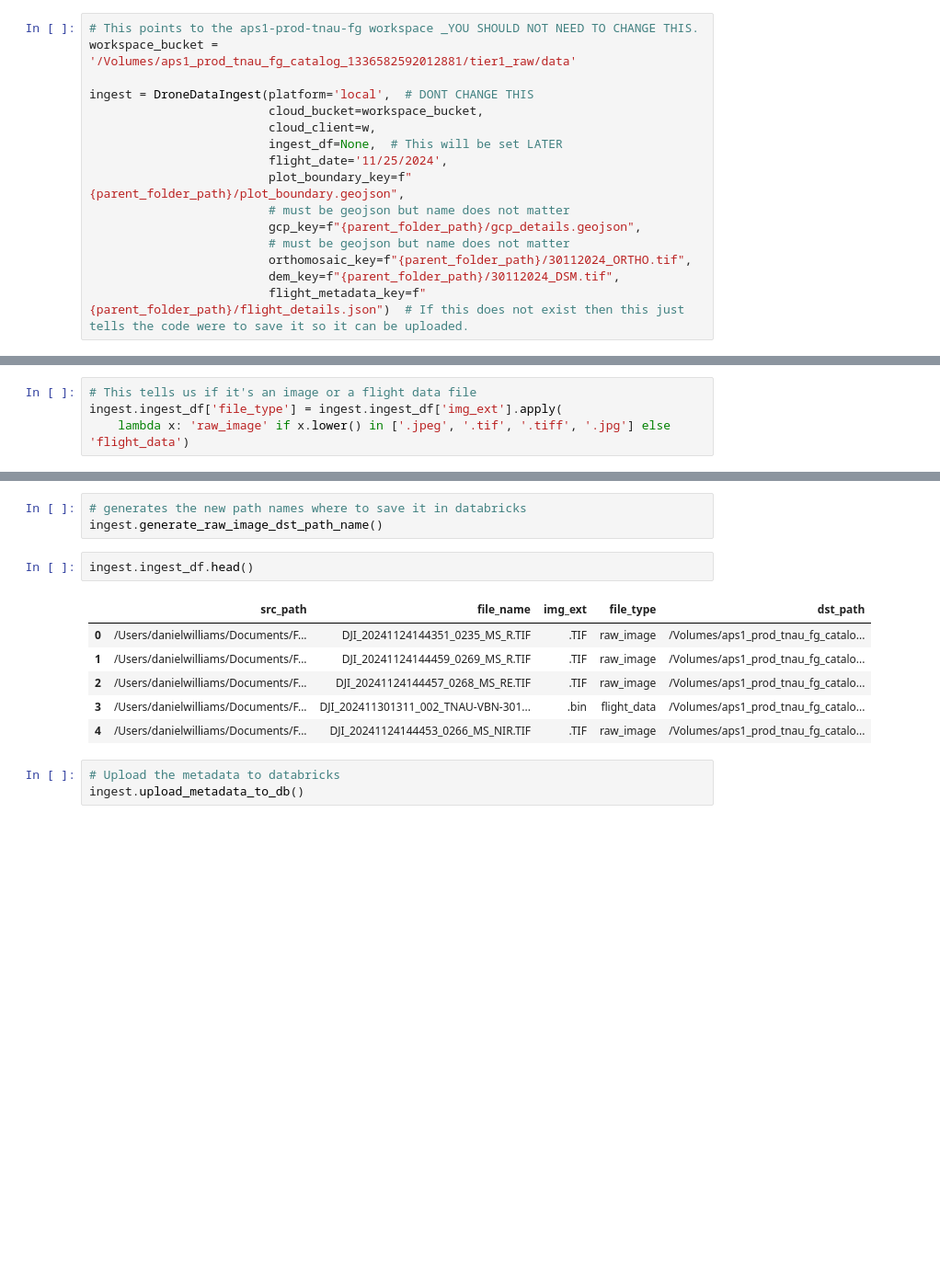
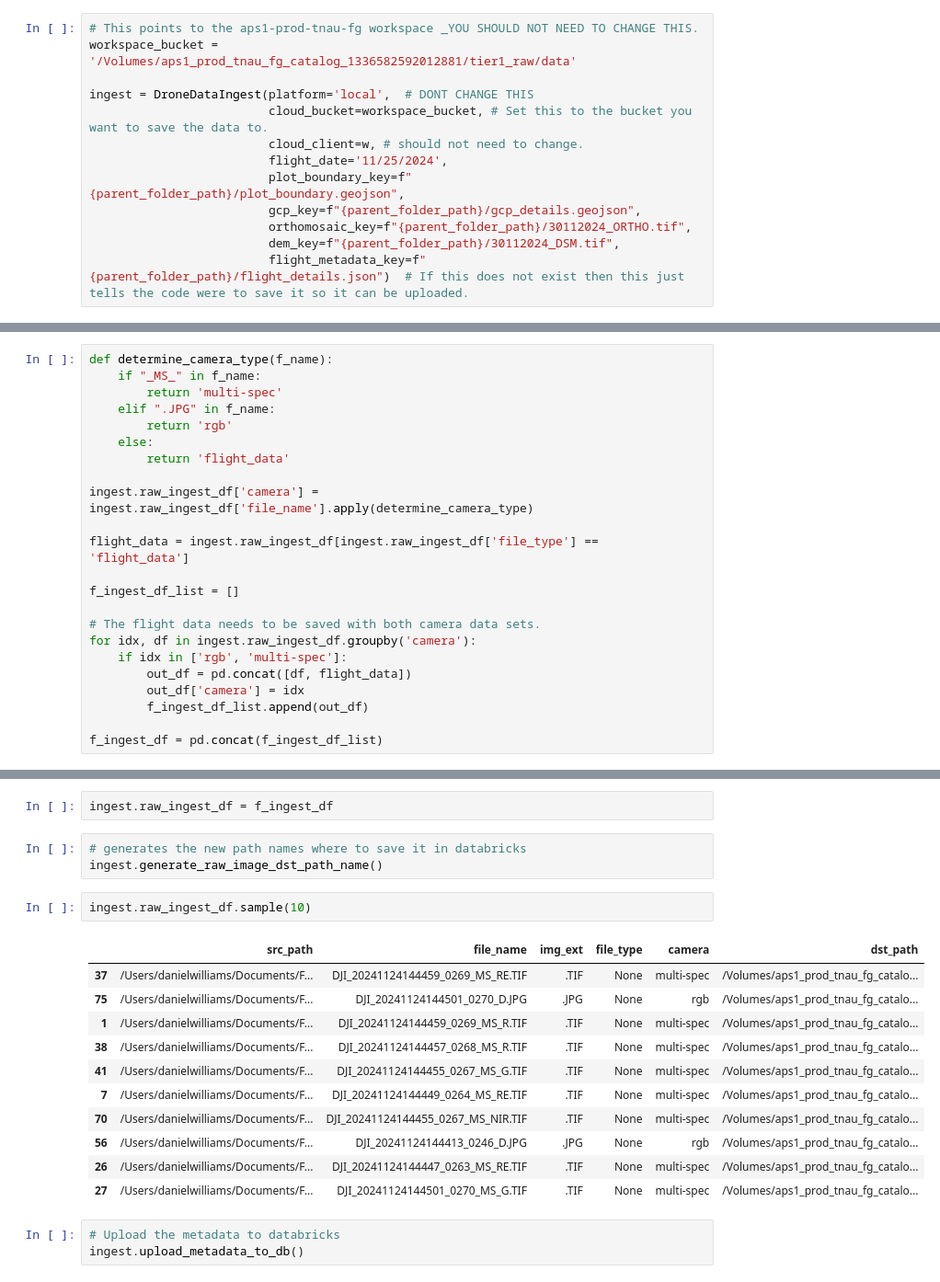
Before and after one commit to AgDMALabs-Public/ag-vision-dataops, a Jupyter notebook: examples/drone_data/upload_drone_data_to_databricks.ipynb, the cells around one changed output, grey strips where cells are left out. Shown at 92% size. Drawn from its saved outputs; the diff is of its cells as text; blank space fills up the shorter version.

Commit message:
Added camera to the path to support RGB, multi-spec, and thermal.

```diff
--- a/examples/drone_data/upload_drone_data_to_databricks.ipynb
+++ b/examples/drone_data/upload_drone_data_to_databricks.ipynb
@@ -83,14 +84,11 @@ flight_metadata = {
 workspace_bucket = '/Volumes/aps1_prod_tnau_fg_catalog_1336582592012881/tier1_raw/data'
 
 ingest = DroneDataIngest(platform='local',  # DONT CHANGE THIS
-                         cloud_bucket=workspace_bucket,
-                         cloud_client=w,
-                         ingest_df=None,  # This will be set LATER
+                         cloud_bucket=workspace_bucket, # Set this to the bucket you want to save the data to.
+                         cloud_client=w, # should not need to change.
                          flight_date='11/25/2024',
                          plot_boundary_key=f"{parent_folder_path}/plot_boundary.geojson",
-                         # must be geojson but name does not matter
                          gcp_key=f"{parent_folder_path}/gcp_details.geojson",
-                         # must be geojson but name does not matter
                          orthomosaic_key=f"{parent_folder_path}/30112024_ORTHO.tif",
                          dem_key=f"{parent_folder_path}/30112024_DSM.tif",
                          flight_metadata_key=f"{parent_folder_path}/flight_details.json")  # If this does not exist then this just tells the code were to save it so it can be uploaded.
@@ -114,4 +112,23 @@ ingest.generate_ingest_df(file_list=files)
 # %%
-# This tells us if it's an image or a flight data file
-ingest.ingest_df['file_type'] = ingest.ingest_df['img_ext'].apply(
-    lambda x: 'raw_image' if x.lower() in ['.jpeg', '.tif', '.tiff', '.jpg'] else 'flight_data')
+def determine_camera_type(f_name):
+    if "_MS_" in f_name:
+        return 'multi-spec'
+    elif ".JPG" in f_name:
+        return 'rgb'
+    else:
+        return 'flight_data'
+
+ingest.raw_ingest_df['camera'] = ingest.raw_ingest_df['file_name'].apply(determine_camera_type)
+
+flight_data = ingest.raw_ingest_df[ingest.raw_ingest_df['file_type'] == 'flight_data']
+
+f_ingest_df_list = []
+
+# The flight data needs to be saved with both camera data sets.
+for idx, df in ingest.raw_ingest_df.groupby('camera'):
+    if idx in ['rgb', 'multi-spec']:
+        out_df = pd.concat([df, flight_data])
+        out_df['camera'] = idx
+        f_ingest_df_list.append(out_df)
+
+f_ingest_df = pd.concat(f_ingest_df_list)
@@ -118,15 +139,22 @@ ingest.ingest_df['file_type'] = ingest.ingest_df['img_ext'].apply(
+# %%
+ingest.raw_ingest_df = f_ingest_df
 # %%
 # generates the new path names where to save it in databricks
 ingest.generate_raw_image_dst_path_name()
 # %%
-ingest.ingest_df.head()
+ingest.raw_ingest_df.sample(10)
 # %% [output]
-|  | src_path | file_name | img_ext | file_type | dst_path |
-| 0 | /Users/danielwilliams/Documents/F... | DJI_20241124144351_0235_MS_R.TIF | .TIF | raw_image | /Volumes/aps1_prod_tnau_fg_catalo... |
-| 1 | /Users/danielwilliams/Documents/F... | DJI_20241124144459_0269_MS_R.TIF | .TIF | raw_image | /Volumes/aps1_prod_tnau_fg_catalo... |
-| 2 | /Users/danielwilliams/Documents/F... | DJI_20241124144457_0268_MS_RE.TIF | .TIF | raw_image | /Volumes/aps1_prod_tnau_fg_catalo... |
-| 3 | /Users/danielwilliams/Documents/F... | DJI_202411301311_002_TNAU-VBN-301... | .bin | flight_data | /Volumes/aps1_prod_tnau_fg_catalo... |
-| 4 | /Users/danielwilliams/Documents/F... | DJI_20241124144453_0266_MS_NIR.TIF | .TIF | raw_image | /Volumes/aps1_prod_tnau_fg_catalo... |
+|  | src_path | file_name | img_ext | file_type | camera | dst_path |
+| 37 | /Users/danielwilliams/Documents/F... | DJI_20241124144459_0269_MS_RE.TIF | .TIF | None | multi-spec | /Volumes/aps1_prod_tnau_fg_catalo... |
+| 75 | /Users/danielwilliams/Documents/F... | DJI_20241124144501_0270_D.JPG | .JPG | None | rgb | /Volumes/aps1_prod_tnau_fg_catalo... |
+| 1 | /Users/danielwilliams/Documents/F... | DJI_20241124144459_0269_MS_R.TIF | .TIF | None | multi-spec | /Volumes/aps1_prod_tnau_fg_catalo... |
+| 38 | /Users/danielwilliams/Documents/F... | DJI_20241124144457_0268_MS_R.TIF | .TIF | None | multi-spec | /Volumes/aps1_prod_tnau_fg_catalo... |
+| 41 | /Users/danielwilliams/Documents/F... | DJI_20241124144455_0267_MS_G.TIF | .TIF | None | multi-spec | /Volumes/aps1_prod_tnau_fg_catalo... |
+| 7 | /Users/danielwilliams/Documents/F... | DJI_20241124144449_0264_MS_RE.TIF | .TIF | None | multi-spec | /Volumes/aps1_prod_tnau_fg_catalo... |
+| 70 | /Users/danielwilliams/Documents/F... | DJI_20241124144455_0267_MS_NIR.TIF | .TIF | None | multi-spec | /Volumes/aps1_prod_tnau_fg_catalo... |
+| 56 | /Users/danielwilliams/Documents/F... | DJI_20241124144413_0246_D.JPG | .JPG | None | rgb | /Volumes/aps1_prod_tnau_fg_catalo... |
+| 26 | /Users/danielwilliams/Documents/F... | DJI_20241124144447_0263_MS_RE.TIF | .TIF | None | multi-spec | /Volumes/aps1_prod_tnau_fg_catalo... |
+| 27 | /Users/danielwilliams/Documents/F... | DJI_20241124144501_0270_MS_G.TIF | .TIF | None | multi-spec | /Volumes/aps1_prod_tnau_fg_catalo... |
 # %%
 # Upload the metadata to databricks
 ingest.upload_metadata_to_db()
```
Also changed, not shown: parts of 7 cells of this notebook, 3 other files.
